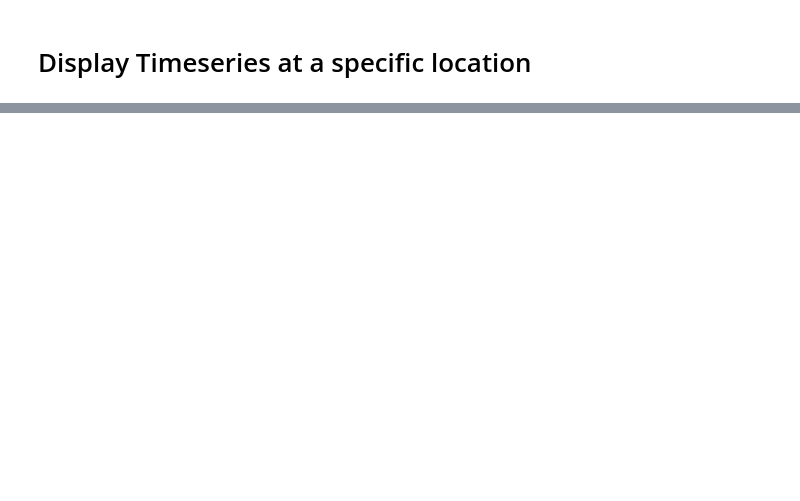
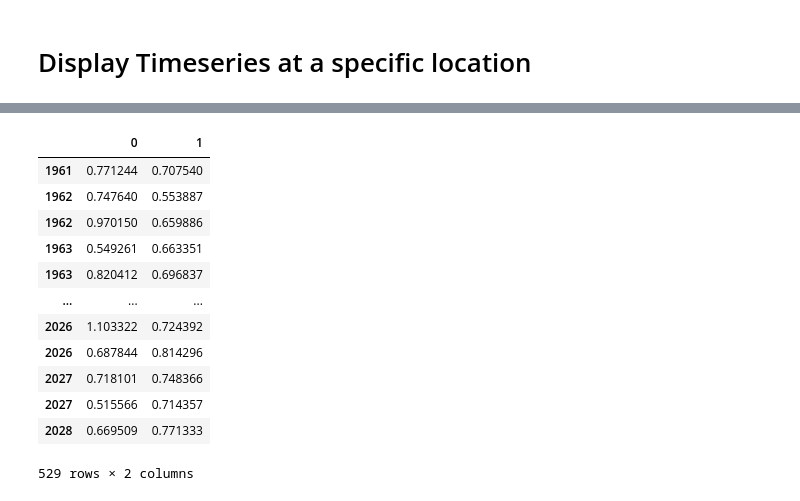
Before and after one commit to silviaelisabeth/SeaLevelExtremes, a Jupyter notebook: script/exploration/data_structure.ipynb, the cells around one changed output, grey strips where cells are left out. Cells and saved outputs as stored; diff of their text form; code cells hidden in the pictures; blank space fills up the shorter version.

```diff
--- a/script/exploration/data_structure.ipynb
+++ b/script/exploration/data_structure.ipynb
@@ -289,0 +341,16 @@ ami = am_site.values
+# %%
+pd.DataFrame(am_site.values, index=ti.astype(int)).dropna()
+# %% [output]
+|  | 0 | 1 |
+| 1961 | 0.771244 | 0.707540 |
+| 1962 | 0.747640 | 0.553887 |
+| 1962 | 0.970150 | 0.659886 |
+| 1963 | 0.549261 | 0.663351 |
+| 1963 | 0.820412 | 0.696837 |
+| ... | ... | ... |
+| 2026 | 1.103322 | 0.724392 |
+| 2026 | 0.687844 | 0.814296 |
+| 2027 | 0.718101 | 0.748366 |
+| 2027 | 0.515566 | 0.714357 |
+| 2028 | 0.669509 | 0.771333 |
+529 rows × 2 columns
```
Also changed, not shown: parts of 10 cells of this notebook.
